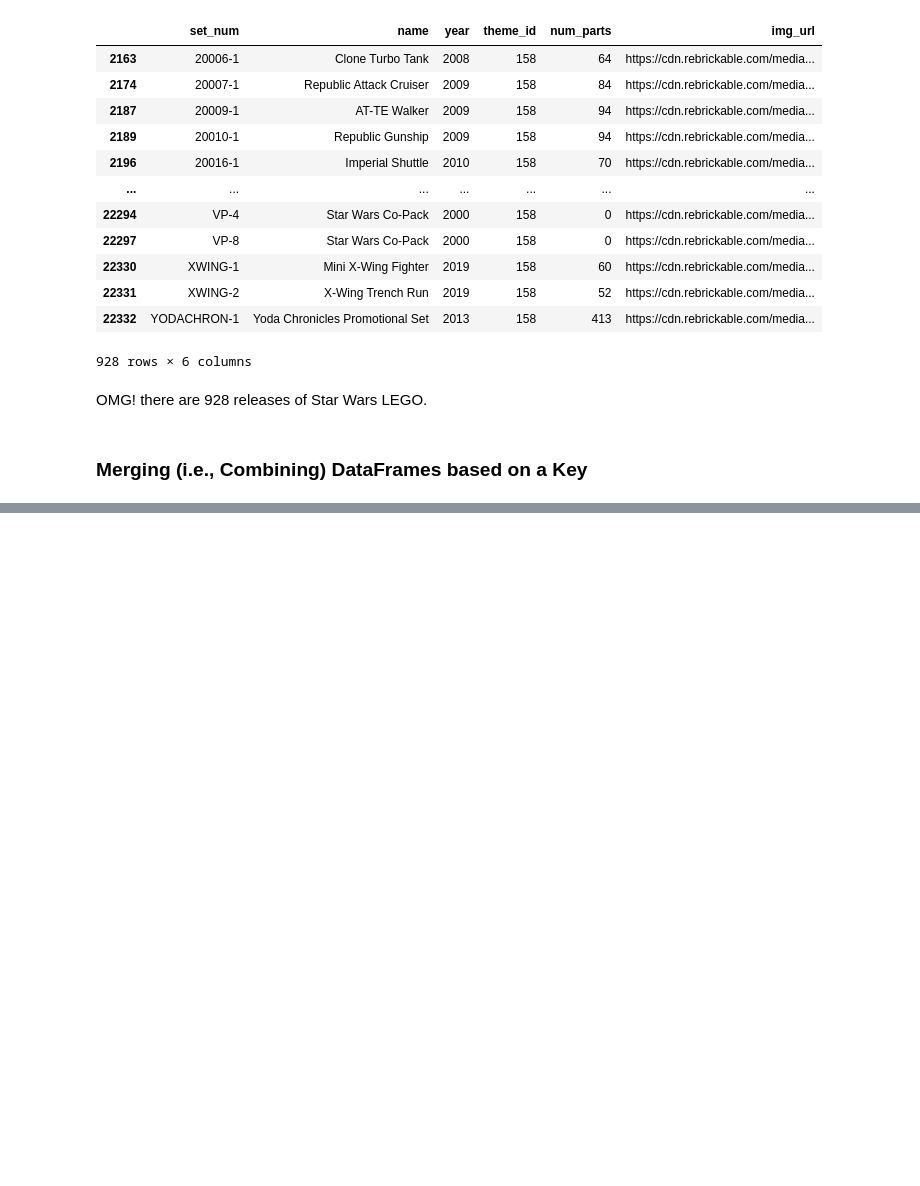
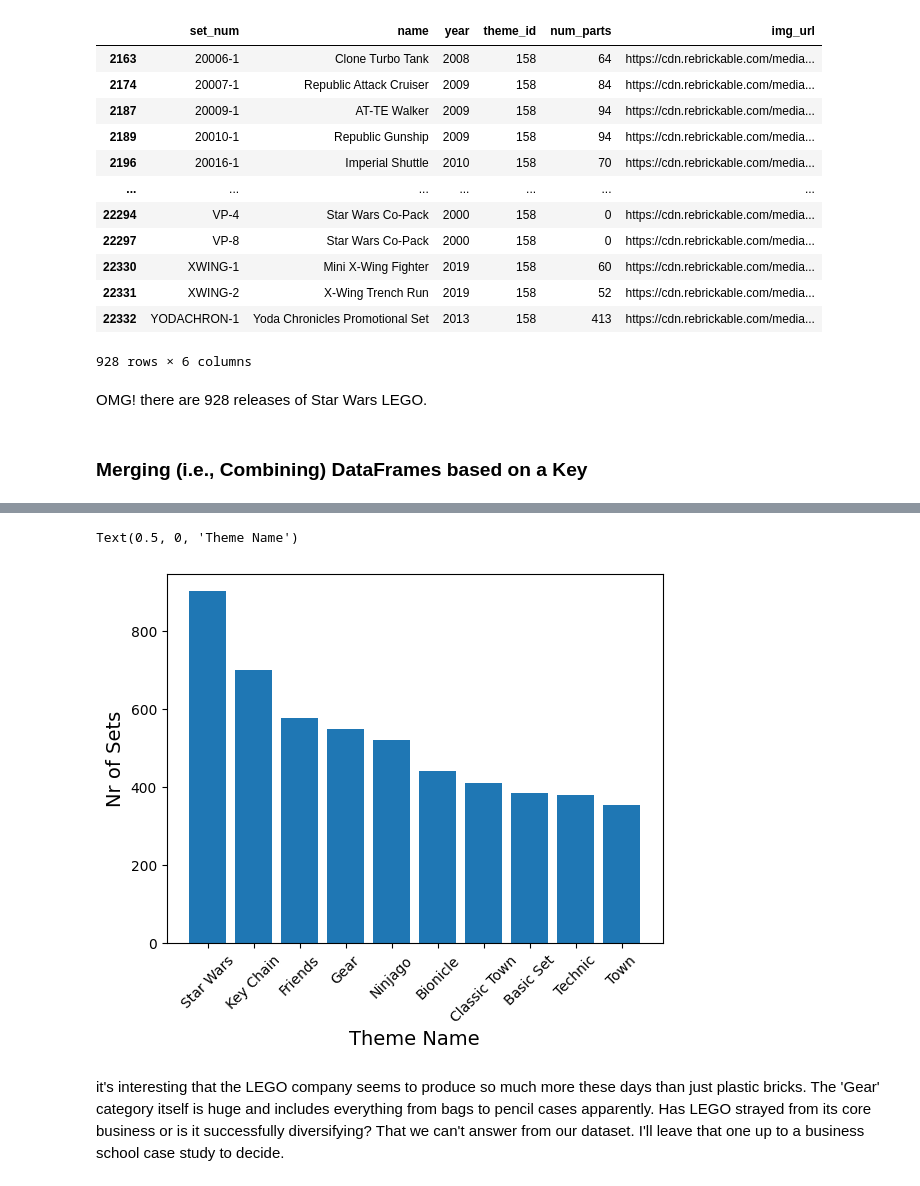
Before and after one commit to M-Awwab-Khan/analyzing-LEGO-dataset, a Jupyter notebook: LEGO-dataset-analysis.ipynb, the cells around one changed output, grey strips where cells are left out. Drawn from its saved outputs; the diff is of its cells as text; code cells hidden in the pictures; blank space fills up the shorter version.

```diff
--- a/LEGO-dataset-analysis.ipynb
+++ b/LEGO-dataset-analysis.ipynb
@@ -288,3 +288,6 @@ sets[sets['theme_id'].isin(star_wars['id'])]
 OMG! there are 928 releases of Star Wars LEGO.
 # %% [markdown]
 ### Merging (i.e., Combining) DataFrames based on a Key
+# %%
+merged_df = pd.merge(set_theme_count, themes, on='id')
+merged_df.head()
@@ -290,0 +301,10 @@ OMG! there are 928 releases of Star Wars LEGO.
+# %%
+plt.bar(merged_df.name[:10], merged_df.set_count[:10])
+plt.xticks(rotation=45)
+plt.ylabel('Nr of Sets', fontsize=14)
+plt.xlabel('Theme Name', fontsize=14)
+# %% [output]
+Text(0.5, 0, 'Theme Name')
+[figure, added]
+# %% [markdown]
+it's interesting that the LEGO company seems to produce so much more these days than just plastic bricks. The 'Gear' category itself is huge and includes everything from bags to pencil cases apparently. Has LEGO strayed from its core business or is it successfully diversifying? That we can't answer from our dataset. I'll leave that one up to a business school case study to decide.
```
Also changed, not shown: parts of 1 cell of this notebook.
